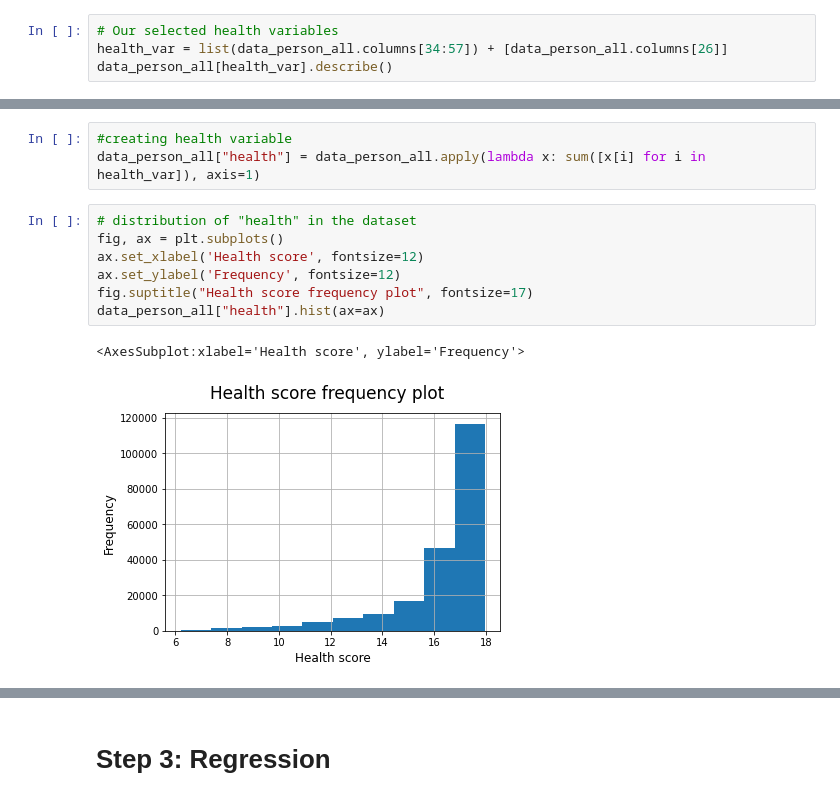
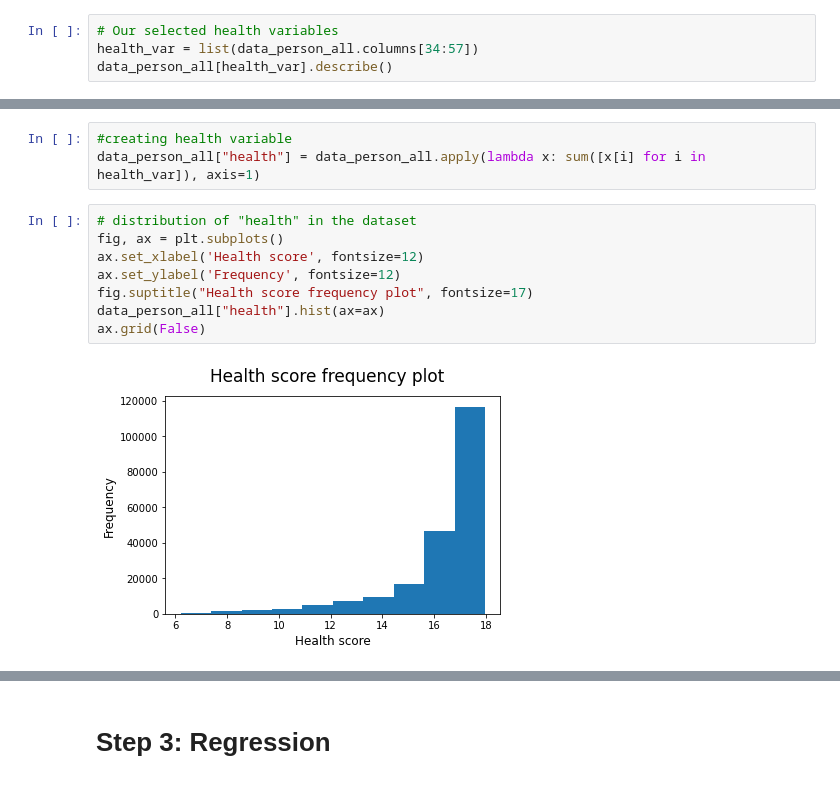
Before and after one commit to emarazz/ada_2020, a Jupyter notebook: Homework/04 - Detection of housing-health relationship/p4.ipynb, the cells around one changed output, grey strips where cells are left out. Cells and saved outputs as stored; diff of their text form.

```diff
--- a/Homework/04 - Detection of housing-health relationship/p4.ipynb
+++ b/Homework/04 - Detection of housing-health relationship/p4.ipynb
@@ -24,7 +24,7 @@ data_person_all = data_person.merge(data_house, left_on=['House_identifier'], ri
 # Step 2: Exploratory Data Analysis
 # %%
 # Our selected health variables
-health_var = list(data_person_all.columns[34:57]) + [data_person_all.columns[26]]
+health_var = list(data_person_all.columns[34:57])
 data_person_all[health_var].describe()
 # %% [output]
 |  | Wear_glasses | Difficulty_seeing | Wear_a_hearing_aid | Difficulty_hearing | Difficulty_hearing_without_noise | ... |
@@ -103,10 +103,10 @@ data_person_all["health"] = data_person_all.apply(lambda x: sum([x[i] for i in h
 # %%
 # distribution of "health" in the dataset
 fig, ax = plt.subplots()
 ax.set_xlabel('Health score', fontsize=12)
 ax.set_ylabel('Frequency', fontsize=12)
 fig.suptitle("Health score frequency plot", fontsize=17)
 data_person_all["health"].hist(ax=ax)
+ax.grid(False)
 # %% [output]
-<AxesSubplot:xlabel='Health score', ylabel='Frequency'>
-[figure, old version]
+[figure, new version]
```
Also changed, not shown: parts of 3 cells of this notebook.
